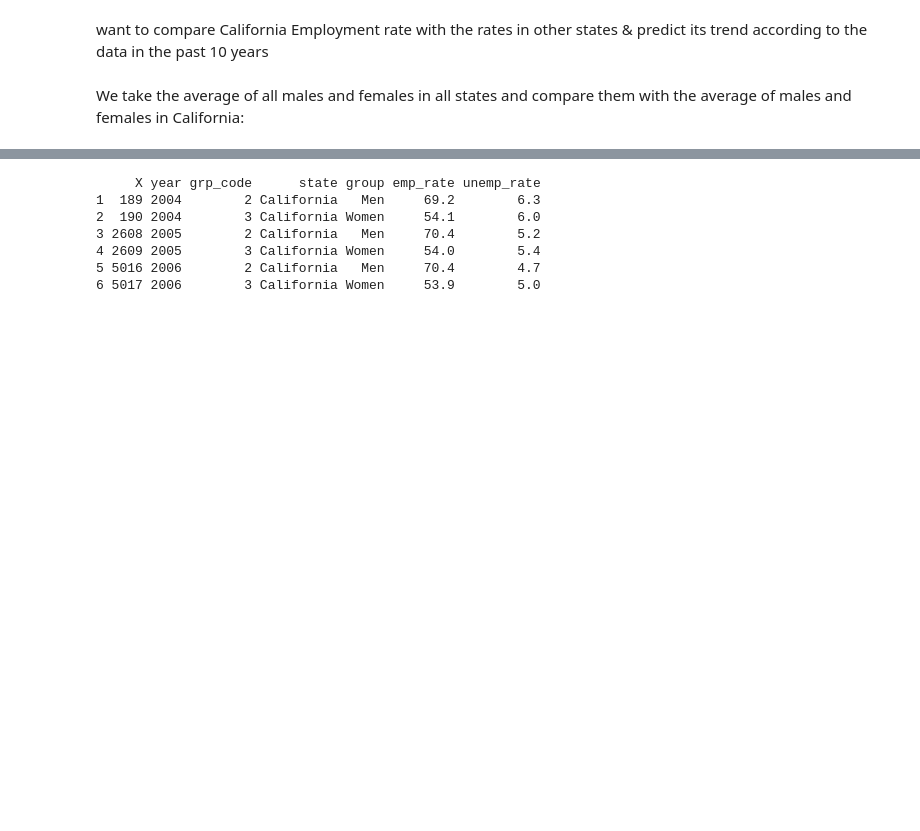
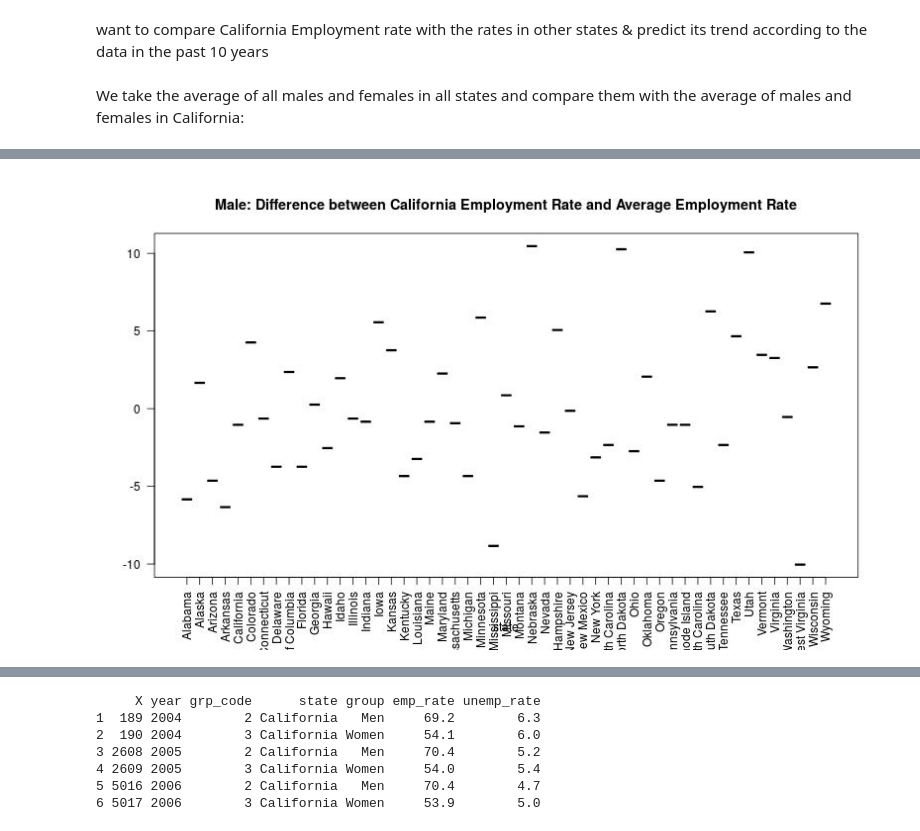
Before and after one commit to yuhanw/Team_Four.0, a Jupyter notebook: notebooks/NB3_data_analysis.ipynb, the cells around one changed output, grey strips where cells are left out. Drawn from its saved outputs; the diff is of its cells as text; code cells hidden in the pictures; blank space fills up the shorter version.

```diff
--- a/notebooks/NB3_data_analysis.ipynb
+++ b/notebooks/NB3_data_analysis.ipynb
@@ -576,0 +606,4 @@ plot(gen2013w$state,gen2013w$difference, las=2, xlab="state", main="Female: Diff
+# %%
+Image("Male: Difference between California Employment Rate and Average Employment Rate.jpeg")
+# %% [output]
+[figure, added]
```
Also changed, not shown: parts of 16 cells of this notebook.
